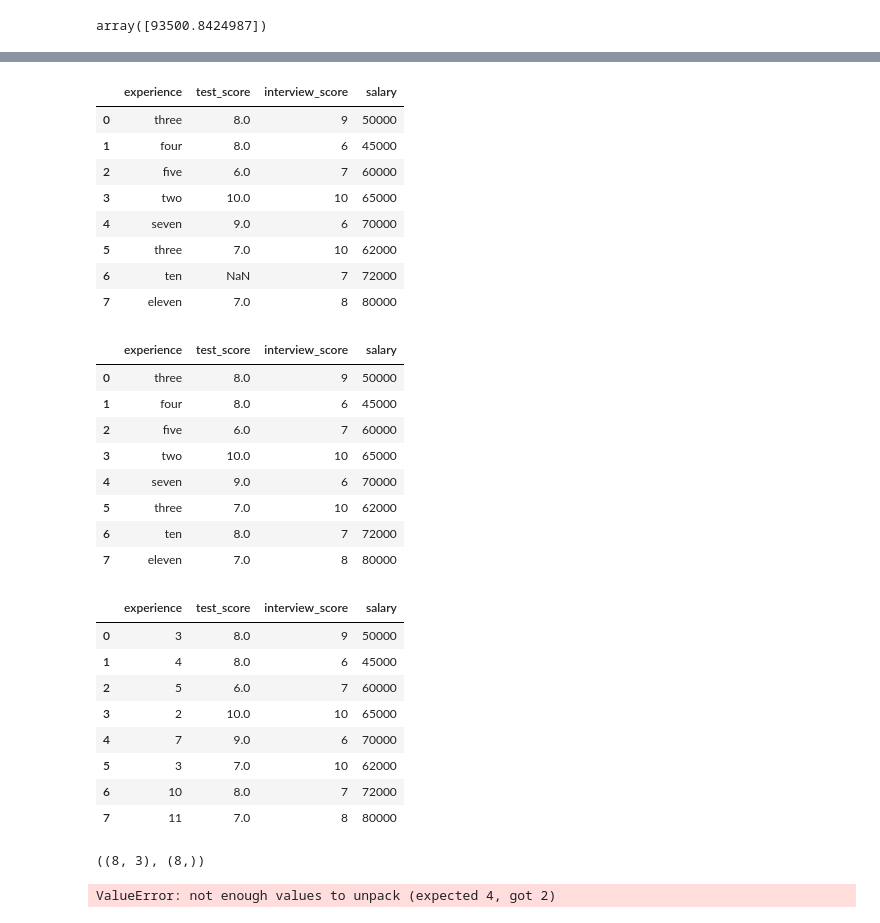
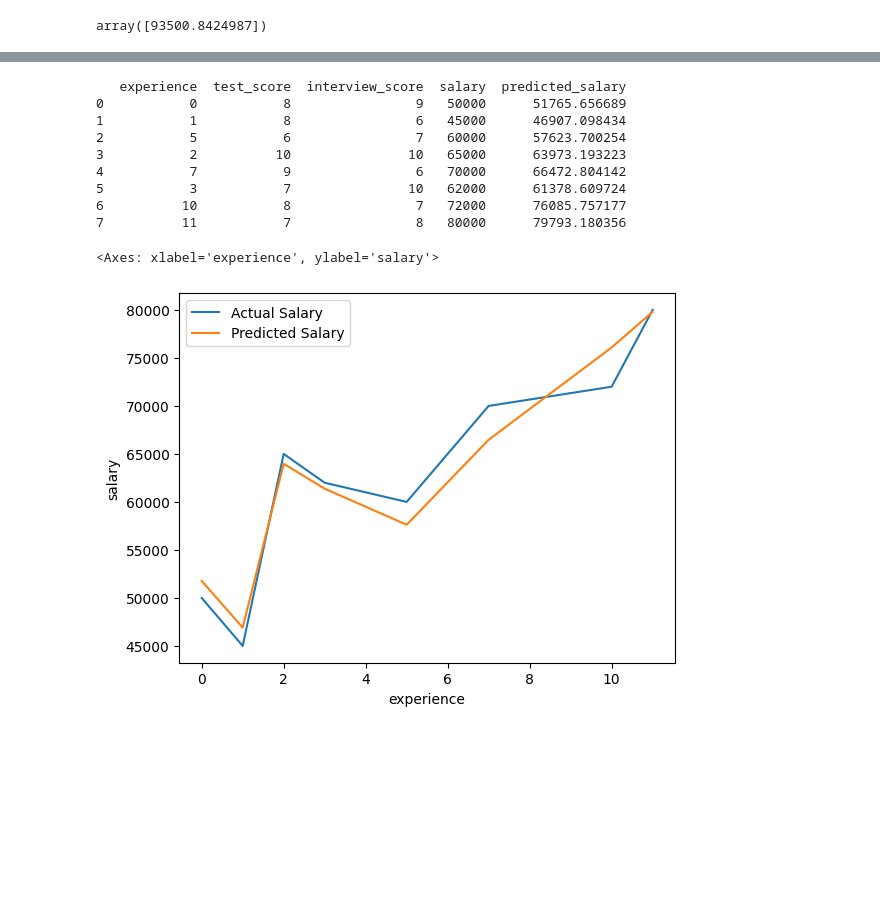
Before and after one commit to Subash-d/ML-Basics, a Jupyter notebook: multivariate_reg.ipynb, the cells around one changed output, grey strips where cells are left out. Cells and saved outputs as stored; diff of their text form; code cells hidden in the pictures; blank space fills up the shorter version.

Commit message:
Chore: updated line graph(Actual vs predicted salary)

```diff
--- a/multivariate_reg.ipynb
+++ b/multivariate_reg.ipynb
@@ -4,7 +4,7 @@ import pandas as pd
 import matplotlib.pyplot as plt
 import seaborn as sns
 
-df = pd.read_csv('hiring.csv')
+df = pd.read_csv('Datasets/hiring.csv')
 df
 # %% [output]
 |  | experience | test_score(out of 10) | interview_score(out of 10) | salary($) |
@@ -173,50 +137,18 @@ dset
-# %%
-dset.rename(columns = {'test_score(out of 10)': 'test_score', 'interview_score(out of 10)': 'interview_score', 	'salary($)': 'salary'}, inplace = 'true')
-dset
-# %% [output]
-|  | experience | test_score | interview_score | salary |
-| 0 | three | 8.0 | 9 | 50000 |
-| 1 | four | 8.0 | 6 | 45000 |
-| 2 | five | 6.0 | 7 | 60000 |
-| 3 | two | 10.0 | 10 | 65000 |
-| 4 | seven | 9.0 | 6 | 70000 |
-| 5 | three | 7.0 | 10 | 62000 |
-| 6 | ten | NaN | 7 | 72000 |
-| 7 | eleven | 7.0 | 8 | 80000 |
-# %%
-dset.test_score = dset.test_score.fillna(dset.test_score.median())
-dset
-# %% [output]
-|  | experience | test_score | interview_score | salary |
-| 0 | three | 8.0 | 9 | 50000 |
-| 1 | four | 8.0 | 6 | 45000 |
-| 2 | five | 6.0 | 7 | 60000 |
-| 3 | two | 10.0 | 10 | 65000 |
-| 4 | seven | 9.0 | 6 | 70000 |
-| 5 | three | 7.0 | 10 | 62000 |
-| 6 | ten | 8.0 | 7 | 72000 |
-| 7 | eleven | 7.0 | 8 | 80000 |
-# %%
-from word2number import w2n
-dset['experience'] = dset['experience'].apply(w2n.word_to_num)
-dset
-# %% [output]
-|  | experience | test_score | interview_score | salary |
-| 0 | 3 | 8.0 | 9 | 50000 |
-| 1 | 4 | 8.0 | 6 | 45000 |
-| 2 | 5 | 6.0 | 7 | 60000 |
-| 3 | 2 | 10.0 | 10 | 65000 |
-| 4 | 7 | 9.0 | 6 | 70000 |
-| 5 | 3 | 7.0 | 10 | 62000 |
-| 6 | 10 | 8.0 | 7 | 72000 |
-| 7 | 11 | 7.0 | 8 | 80000 |
-# %%
-X = dset.drop('salary', axis = 1)
-y = dset['salary']
-X.shape,y.shape
-# %% [output]
-((8, 3), (8,))
-# %%
-X_train, y_train, X_test, y_test = train_test_split(dset, train_size = 0.5, random_state = 42)
-# %% [output]
-ValueError: not enough values to unpack (expected 4, got 2)
+# %%
+import seaborn as sns
+df['predicted_salary'] = model.predict(df[['experience', 'test_score', 'interview_score']])
+print(df)
+sns.lineplot(x = df.experience, y = df.salary, label = 'Actual Salary')
+sns.lineplot(x = df.experience, y = df.predicted_salary, label = 'Predicted Salary')
+# %% [output]
+   experience  test_score  interview_score  salary  predicted_salary
+0           0           8                9   50000      51765.656689
+1           1           8                6   45000      46907.098434
+2           5           6                7   60000      57623.700254
+3           2          10               10   65000      63973.193223
+4           7           9                6   70000      66472.804142
+5           3           7               10   62000      61378.609724
+6          10           8                7   72000      76085.757177
+7          11           7                8   80000      79793.180356
+<Axes: xlabel='experience', ylabel='salary'>
+[figure, added]
```
Also changed, not shown: parts of 6 cells of this notebook.
